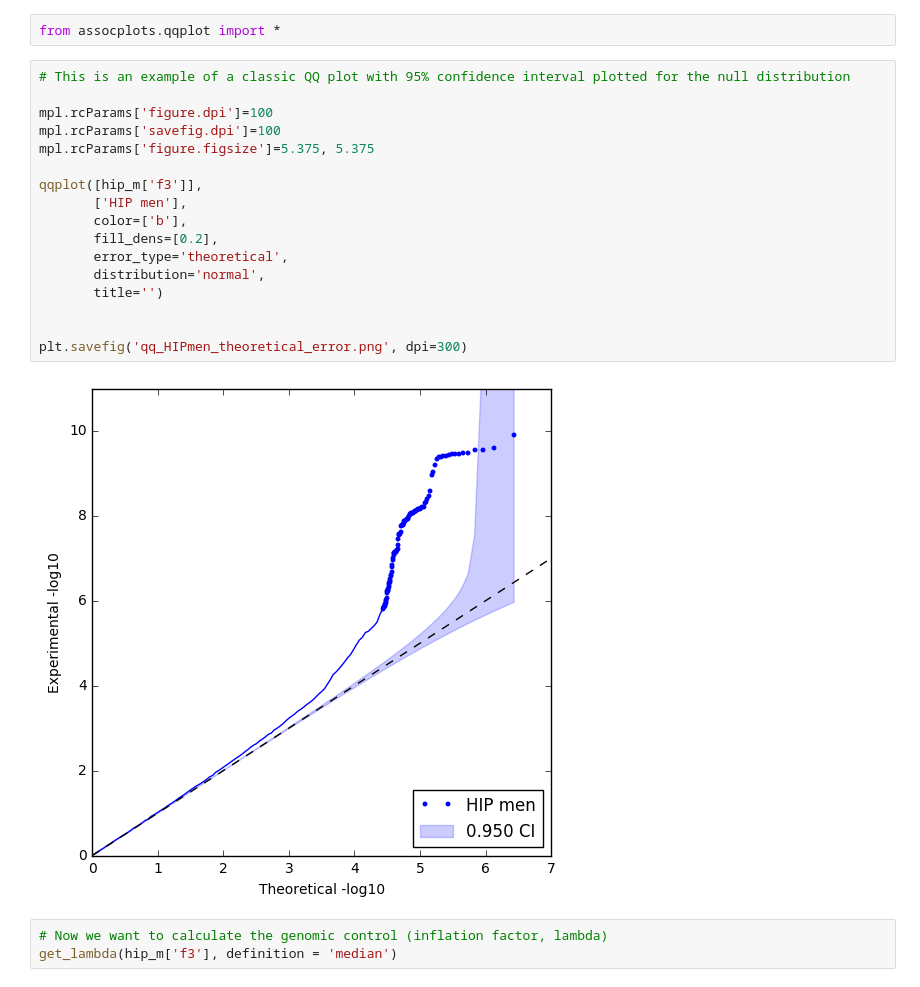
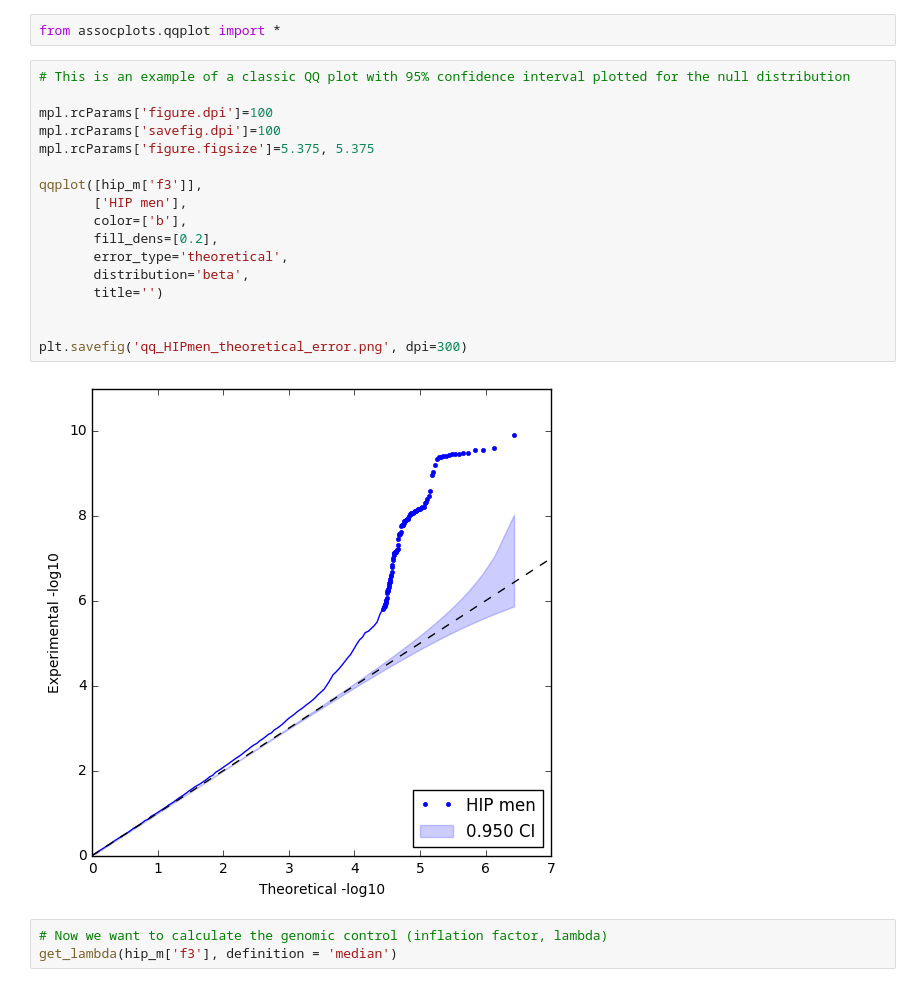
Before and after one commit to khramts/assocplots, a Jupyter notebook: Tutorial.ipynb, the cells around one changed output. Drawn from its saved outputs; the diff is of its cells as text.

Commit message:
Beta error added

```diff
--- a/Tutorial.ipynb
+++ b/Tutorial.ipynb
@@ -140,22 +150,22 @@ from assocplots.qqplot import *
 # %%
 # This is an example of a classic QQ plot with 95% confidence interval plotted for the null distribution
 
 mpl.rcParams['figure.dpi']=100
 mpl.rcParams['savefig.dpi']=100
 mpl.rcParams['figure.figsize']=5.375, 5.375
 
 qqplot([hip_m['f3']],
        ['HIP men'],
        color=['b'],
        fill_dens=[0.2],
        error_type='theoretical',
-       distribution='normal',
+       distribution='beta',
        title='')
 
 
 plt.savefig('qq_HIPmen_theoretical_error.png', dpi=300)
 # %% [output]
-[figure, old version]
+[figure, new version]
 # %%
 # Now we want to calculate the genomic control (inflation factor, lambda)
 get_lambda(hip_m['f3'], definition = 'median')
```
Also changed, not shown: parts of 6 cells of this notebook, 2 other files.
